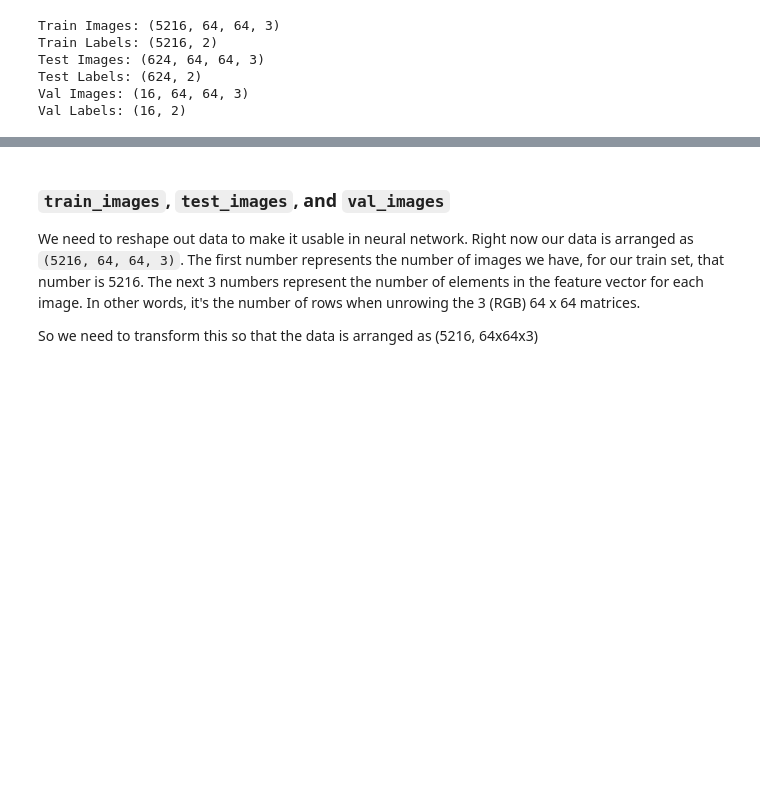
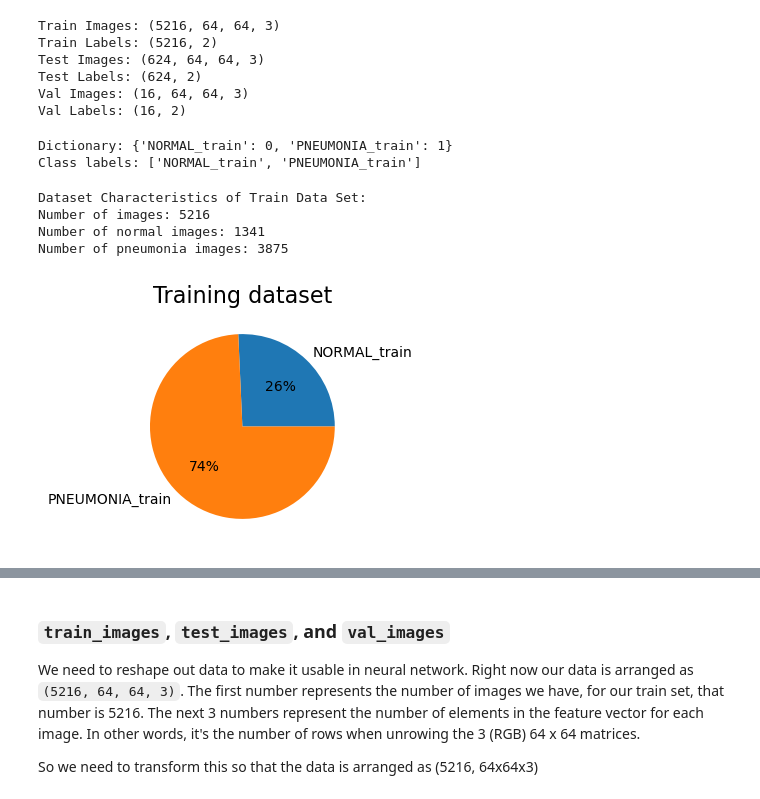
Before and after one commit to joshuaedelstein15/Pneumonia_analysis, a Jupyter notebook: notebook.ipynb, the cells around one changed output, grey strips where cells are left out. Drawn from its saved outputs; the diff is of its cells as text; code cells hidden in the pictures; blank space fills up the shorter version.

```diff
--- a/notebook.ipynb
+++ b/notebook.ipynb
@@ -94,3 +119,29 @@ Test Images: (624, 64, 64, 3)
 Test Labels: (624, 2)
 Val Images: (16, 64, 64, 3)
 Val Labels: (16, 2)
+# %%
+dict_class = train_generator.class_indices
+print('Dictionary: {}'.format(dict_class))
+class_names = list(dict_class.keys())  # storing class/breed names in a list
+print('Class labels: {}'.format(class_names))
+# %% [output]
+Dictionary: {'NORMAL_train': 0, 'PNEUMONIA_train': 1}
+Class labels: ['NORMAL_train', 'PNEUMONIA_train']
+# %%
+frequency = np.unique(train_generator.classes, return_counts=True)
+plt.figure(figsize=(3, 3))
+plt.title("Training dataset", fontsize='16')
+plt.pie(frequency[1], labels = class_names, autopct='%1.0f%%');
+
+# Dataset characteristics
+print("Dataset Characteristics of Train Data Set:")
+print("Number of images:", len(train_generator.classes))
+print("Number of normal images:", len([label for label in train_generator.classes if label == 0]))
+print("Number of pneumonia images:", len([label for label in train_generator.classes if label == 1]))
+print()
+# %% [output]
+Dataset Characteristics of Train Data Set:
+Number of images: 5216
+Number of normal images: 1341
+Number of pneumonia images: 3875
+[figure, added]
```
Also changed, not shown: parts of 40 cells of this notebook, 1 other file.
